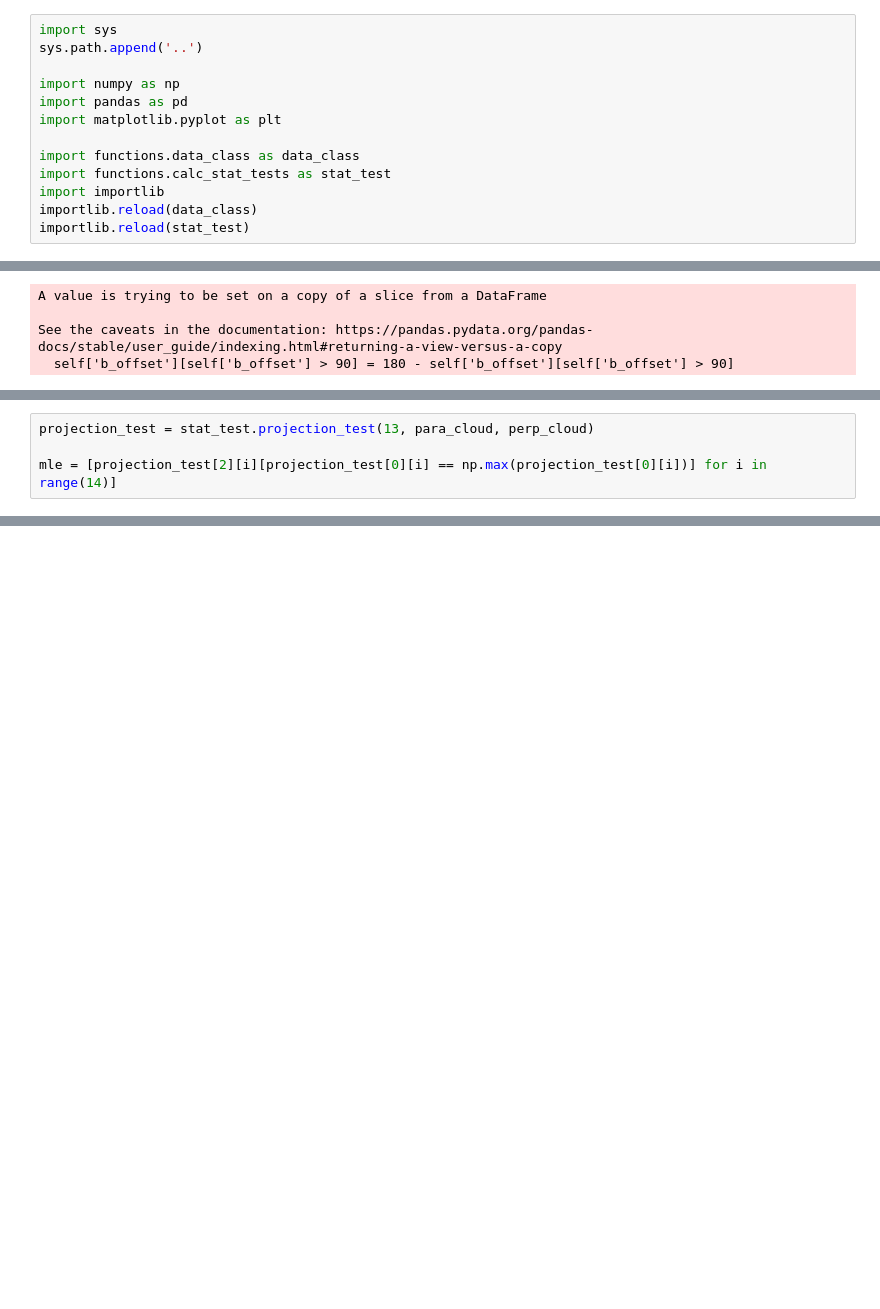
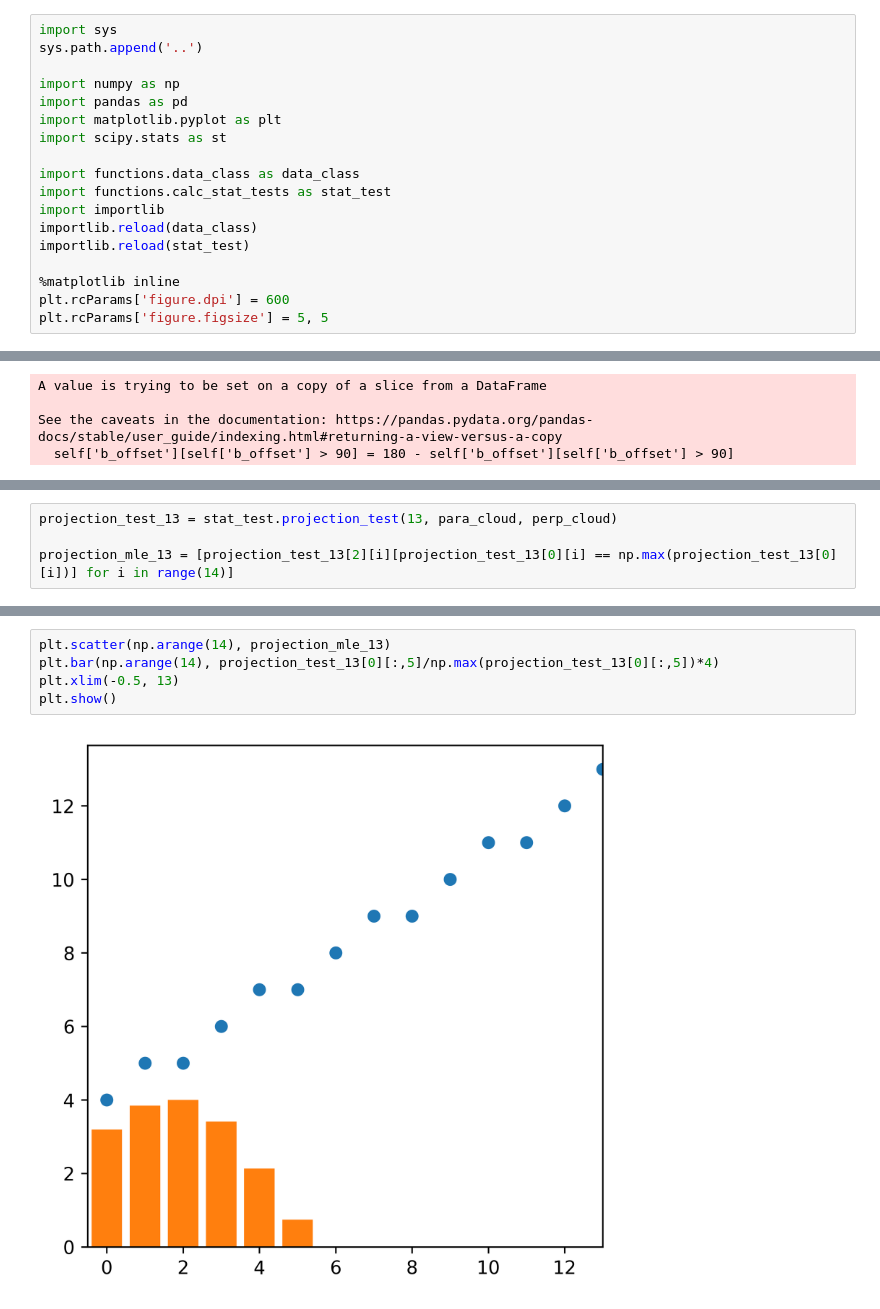
Before and after one commit to HinnyTsang/mcf_project, a Jupyter notebook: validation/check_stat_test.ipynb, the cells around one changed output, grey strips where cells are left out. Cells and saved outputs as stored; diff of their text form; blank space fills up the shorter version.

```diff
--- a/validation/check_stat_test.ipynb
+++ b/validation/check_stat_test.ipynb
@@ -5,9 +5,14 @@ sys.path.append('..')
 import numpy as np
 import pandas as pd
 import matplotlib.pyplot as plt
+import scipy.stats as st
 
 import functions.data_class as data_class
 import functions.calc_stat_tests as stat_test
 import importlib
 importlib.reload(data_class)
 importlib.reload(stat_test)
+
+%matplotlib inline
+plt.rcParams['figure.dpi'] = 600
+plt.rcParams['figure.figsize'] = 5, 5
@@ -36,4 +58,4 @@ See the caveats in the documentation: https://pandas.pydata.org/pandas-docs/stab
 # %%
-projection_test = stat_test.projection_test(13, para_cloud, perp_cloud)
+projection_test_13 = stat_test.projection_test(13, para_cloud, perp_cloud)
 
-mle = [projection_test[2][i][projection_test[0][i] == np.max(projection_test[0][i])] for i in range(14)]
+projection_mle_13 = [projection_test_13[2][i][projection_test_13[0][i] == np.max(projection_test_13[0][i])] for i in range(14)]
@@ -46,0 +69,7 @@ plt.show()
+# %%
+plt.scatter(np.arange(14), projection_mle_13)
+plt.bar(np.arange(14), projection_test_13[0][:,5]/np.max(projection_test_13[0][:,5])*4)
+plt.xlim(-0.5, 13)
+plt.show()
+# %% [output]
+[figure, added]
```
Also changed, not shown: parts of 14 cells of this notebook, 6 other files.
